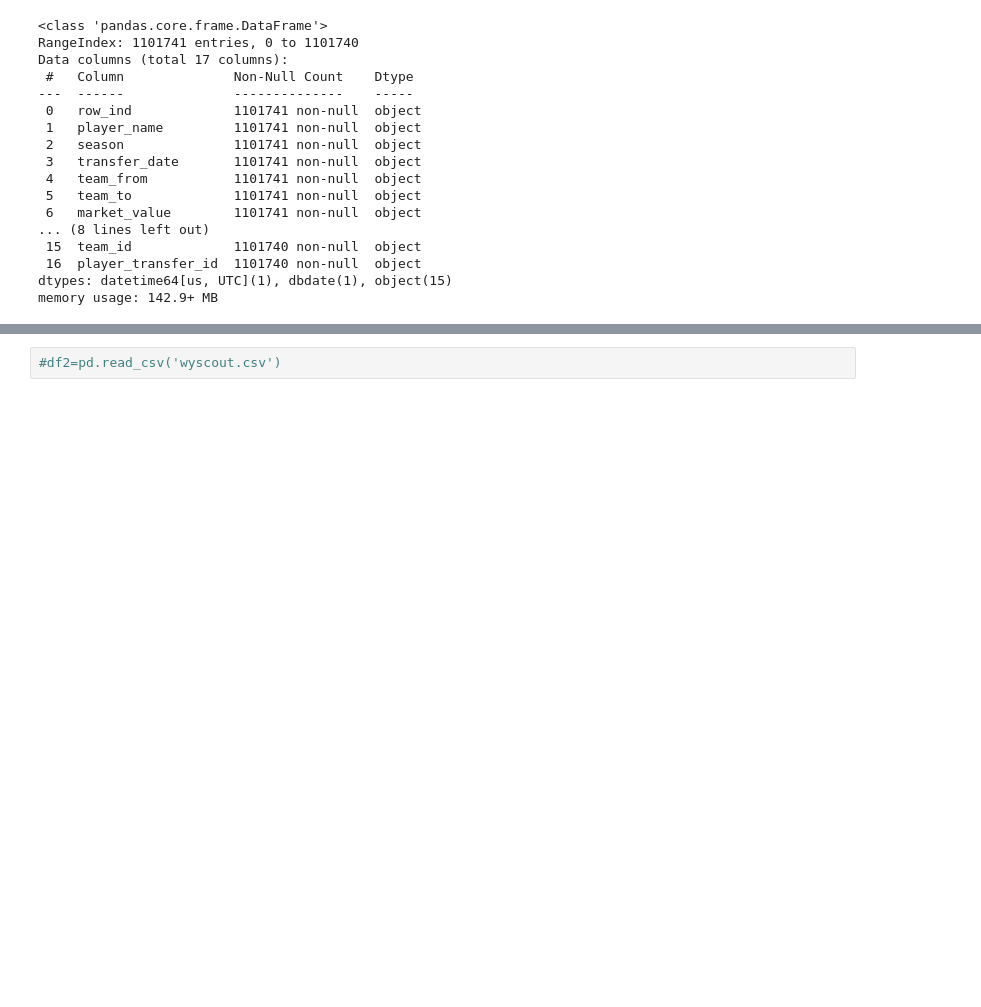
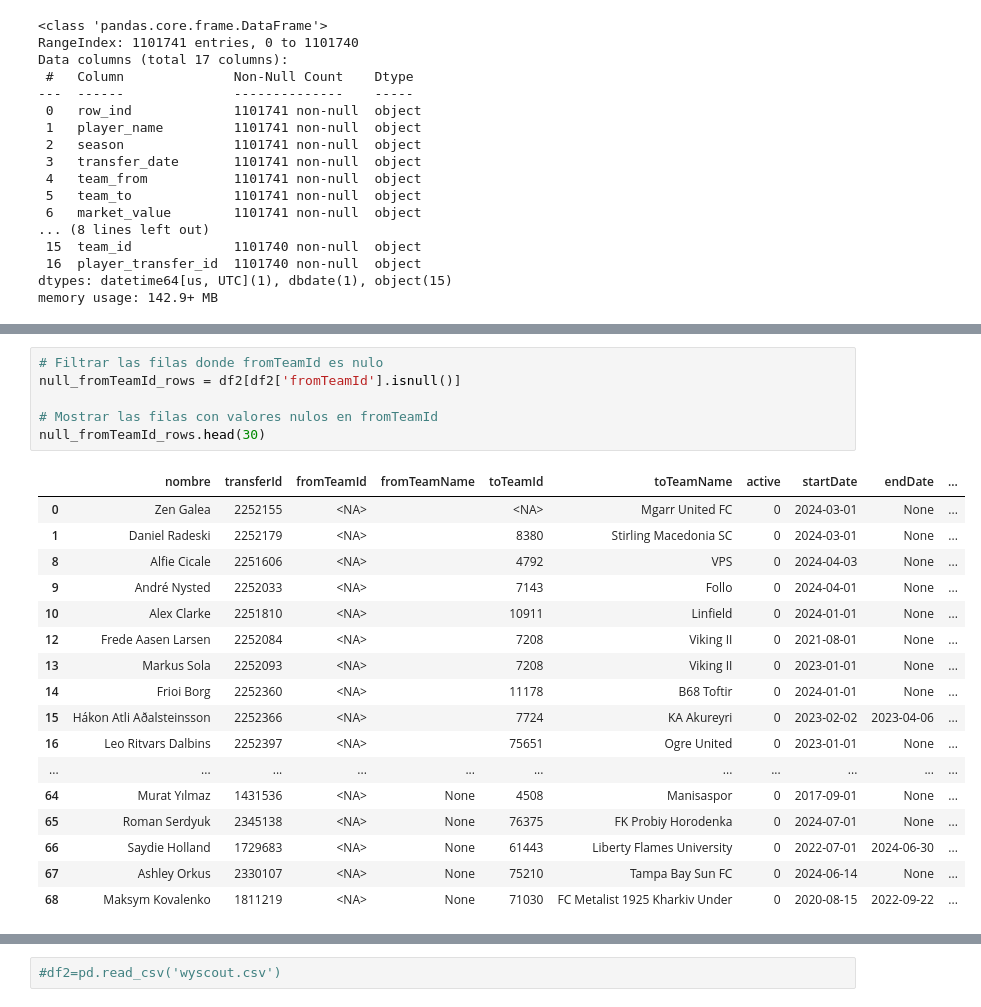
Before and after one commit to Constanzafl/matchatablasfuzzyygem, a Jupyter notebook: transferenciasfuzzy.ipynb, the cells around one changed output, grey strips where cells are left out. Cells and saved outputs as stored; diff of their text form; blank space fills up the shorter version.

```diff
--- a/transferenciasfuzzy.ipynb
+++ b/transferenciasfuzzy.ipynb
@@ -128,0 +176,24 @@ except Exception as e:
+# %%
+# Filtrar las filas donde fromTeamId es nulo
+null_fromTeamId_rows = df2[df2['fromTeamId'].isnull()]
+
+# Mostrar las filas con valores nulos en fromTeamId
+null_fromTeamId_rows.head(30)
+# %% [output]
+|  | nombre | transferId | fromTeamId | fromTeamName | toTeamId | toTeamName | active | startDate | endDate | ... |
+| 0 | Zen Galea | 2252155 | <NA> |  | <NA> | Mgarr United FC | 0 | 2024-03-01 | None | ... |
+| 1 | Daniel Radeski | 2252179 | <NA> |  | 8380 | Stirling Macedonia SC | 0 | 2024-03-01 | None | ... |
+| 8 | Alfie Cicale | 2251606 | <NA> |  | 4792 | VPS | 0 | 2024-04-03 | None | ... |
+| 9 | André Nysted | 2252033 | <NA> |  | 7143 | Follo | 0 | 2024-04-01 | None | ... |
+| 10 | Alex Clarke | 2251810 | <NA> |  | 10911 | Linfield | 0 | 2024-01-01 | None | ... |
+| 12 | Frede Aasen Larsen | 2252084 | <NA> |  | 7208 | Viking II | 0 | 2021-08-01 | None | ... |
+| 13 | Markus Sola | 2252093 | <NA> |  | 7208 | Viking II | 0 | 2023-01-01 | None | ... |
+| 14 | Frioi Borg | 2252360 | <NA> |  | 11178 | B68 Toftir | 0 | 2024-01-01 | None | ... |
+| 15 | Hákon Atli Aðalsteinsson | 2252366 | <NA> |  | 7724 | KA Akureyri | 0 | 2023-02-02 | 2023-04-06 | ... |
+| 16 | Leo Ritvars Dalbins | 2252397 | <NA> |  | 75651 | Ogre United | 0 | 2023-01-01 | None | ... |
+| ... | ... | ... | ... | ... | ... | ... | ... | ... | ... | ... |
+| 64 | Murat Yılmaz | 1431536 | <NA> | None | 4508 | Manisaspor | 0 | 2017-09-01 | None | ... |
+| 65 | Roman Serdyuk | 2345138 | <NA> | None | 76375 | FK Probiy Horodenka | 0 | 2024-07-01 | None | ... |
+| 66 | Saydie Holland | 1729683 | <NA> | None | 61443 | Liberty Flames University | 0 | 2022-07-01 | 2024-06-30 | ... |
+| 67 | Ashley Orkus | 2330107 | <NA> | None | 75210 | Tampa Bay Sun FC | 0 | 2024-06-14 | None | ... |
+| 68 | Maksym Kovalenko | 1811219 | <NA> | None | 71030 | FC Metalist 1925 Kharkiv Under | 0 | 2020-08-15 | 2022-09-22 | ... |
```
Also changed, not shown: parts of 45 cells of this notebook, 3 other files.
